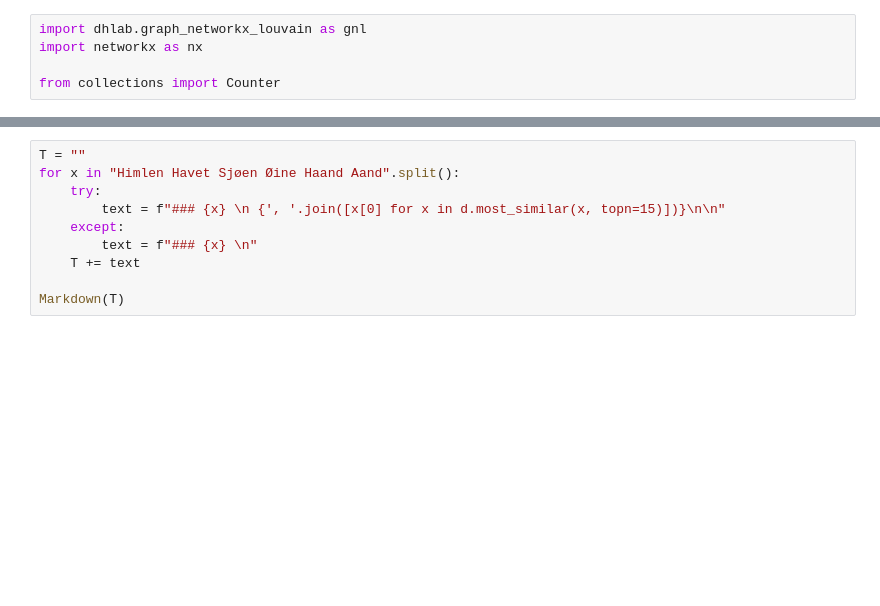
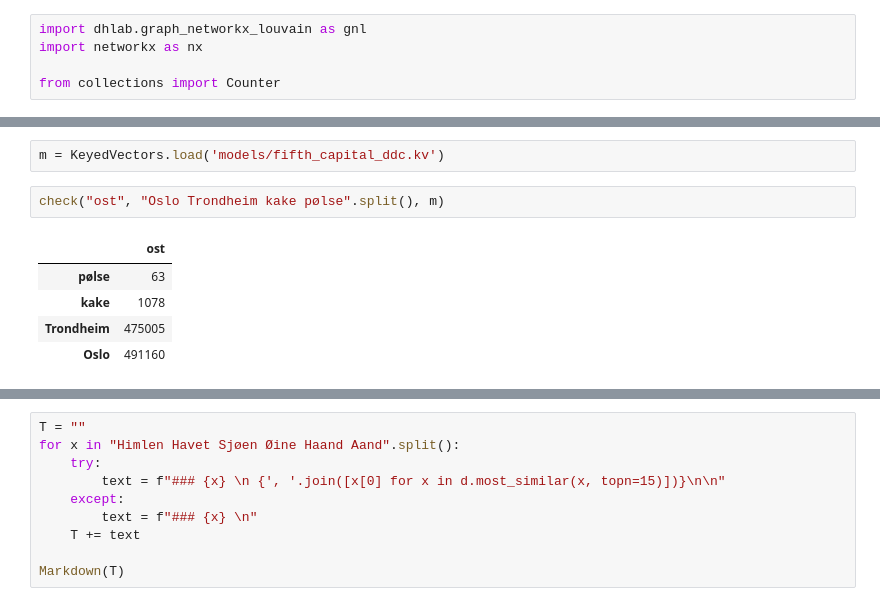
Before and after one commit to Yoonsen/Embeddings, a Jupyter notebook: Embedding_convert.ipynb, the cells around one changed output, grey strips where cells are left out. Saved outputs shown, nothing was run; the diff lists cells and outputs as text; blank space fills up the shorter version.

```diff
--- a/Embedding_convert.ipynb
+++ b/Embedding_convert.ipynb
@@ -19,0 +23,10 @@ del model
+# %%
+m = KeyedVectors.load('models/fifth_capital_ddc.kv')
+# %%
+check("ost", "Oslo Trondheim kake pølse".split(), m)
+# %% [output]
+|  | ost |
+| pølse | 63 |
+| kake | 1078 |
+| Trondheim | 475005 |
+| Oslo | 491160 |
```
Also changed, not shown: parts of 21 cells of this notebook, 5 other files.
